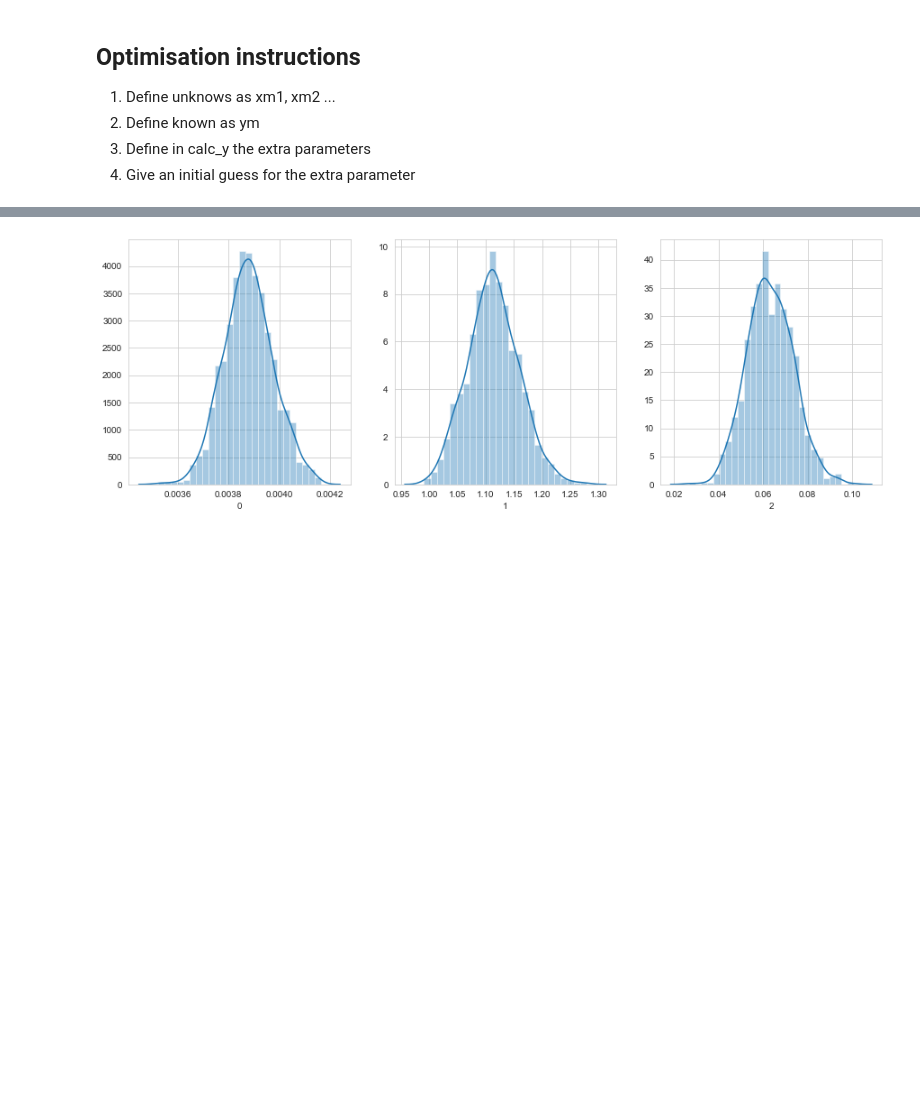
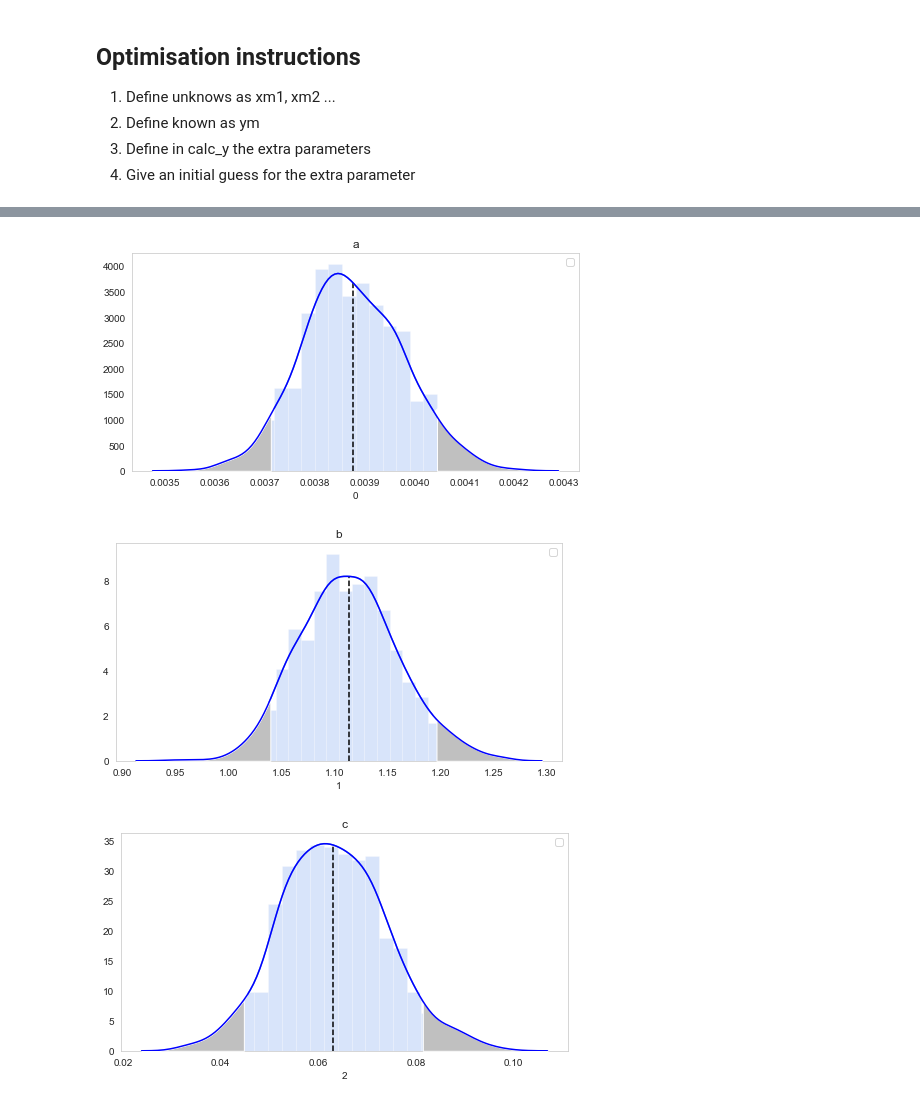
Before and after one commit to touldimos/Python_Modules, a Jupyter notebook: NLR - Bootstrap.ipynb, the cells around one changed output, grey strips where cells are left out. Cells and saved outputs as stored; diff of their text form; code cells hidden in the pictures; blank space fills up the shorter version.

```diff
--- a/NLR - Bootstrap.ipynb
+++ b/NLR - Bootstrap.ipynb
@@ -66,7 +66,7 @@ for i in range(bootstrap):
         c = x[2]
     #     d = x[3]
         #y = a * xm1 + b                                             # linear regression
-        y = a * xm1 ** 2 + b * np.sqrt(xm2) ** 2 + c                 # nonlinear regression
+        y = (a * xm1 ** 2 + b * np.sqrt(xm2) ** 2 + c)                 # nonlinear regression
         return y
 
     def objective(x):
@@ -103,5 +103,10 @@ for i in range(bootstrap):
 params_m = pd.DataFrame(params).mean(axis = 0)
 evalu_m = pd.DataFrame(evalu).mean()
 
+valid = pd.DataFrame()
+valid['Measured ETo'] = Y_test
+valid['Predicted ETo'] = y_pred
+sns.lmplot('Measured ETo', 'Predicted ETo', data = valid);
+
 print('R^2', np.round((evalu_m), 3))
 # %% [output]
@@ -110,7 +116,28 @@ dtype: float64
+# %%
+x = pd.DataFrame(params).iloc[:, 0]
+def plotting(x, ax, par):
+    fig, ax = plt.subplots(ncols=1, figsize=(8, 4))
+    sns.kdeplot(x, color='b', ax=ax, zorder = 11)
+    kdeline = ax.lines[0]
+    xs = kdeline.get_xdata()
+    ys = kdeline.get_ydata()
+    left, middle, right = np.percentile(x, [5, 50, 95])
+    ax.set_title(par)
+    ax.vlines(x.mean(), 0, np.interp(x.mean(), xs, ys), color = 'black', linestyle = '--')
+    sns.distplot(x, color = 'cornflowerblue', hist_kws={"alpha": .25, "color": "cornflowerblue"})
+    ax.fill_between(xs, 0, ys, where=(xs >= right), interpolate=True, facecolor='silver', zorder = 10)
+    ax.fill_between(xs, 0, ys, where=(xs <= left), interpolate=True, facecolor='silver', zorder = 10)
+    ax.fill_between(xs, ys, ys.mean(), where=(xs < left), interpolate=True, facecolor='white', zorder = 10)
+    ax.fill_between(xs, ys, ys.mean(), where=(xs > right), interpolate=True, facecolor='white', zorder = 10)
+    ax.set_ylim(ymin=0)
+    plt.grid(False)
+    plt.legend([])
+    plt.show()
 # %%
-fig, (ax1, ax2, ax3) = plt.subplots(1, 3, figsize = (15, 5))
-sns.distplot(pd.DataFrame(params).iloc[:, 0], ax = ax1);
-sns.distplot(pd.DataFrame(params).iloc[:, 1], ax = ax2);
-sns.distplot(pd.DataFrame(params).iloc[:, 2], ax = ax3);
+plotting(pd.DataFrame(params).iloc[:, 0], ax1, 'a')
+plotting(pd.DataFrame(params).iloc[:, 1], ax2, 'b')
+plotting(pd.DataFrame(params).iloc[:, 2], ax3, 'c')
 # %% [output]
-[figure, old version]
+[figure, new version]
+[figure, added]
+[figure, added]
```
Also changed, not shown: parts of 1 cell of this notebook.
